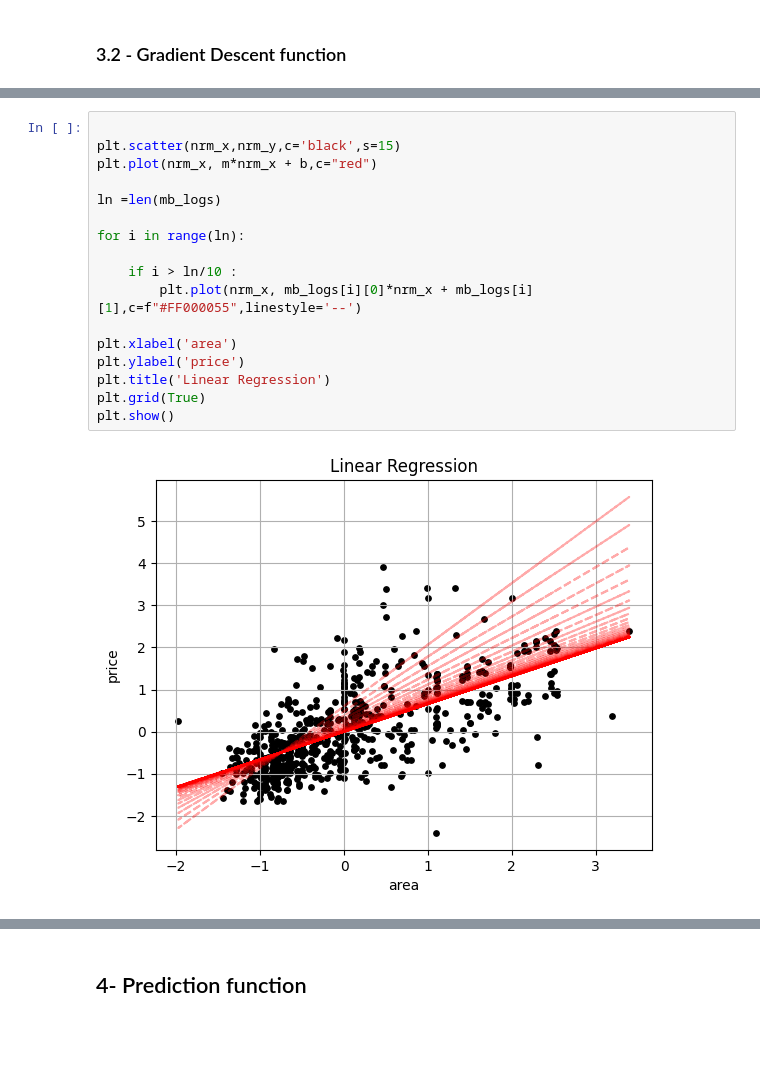
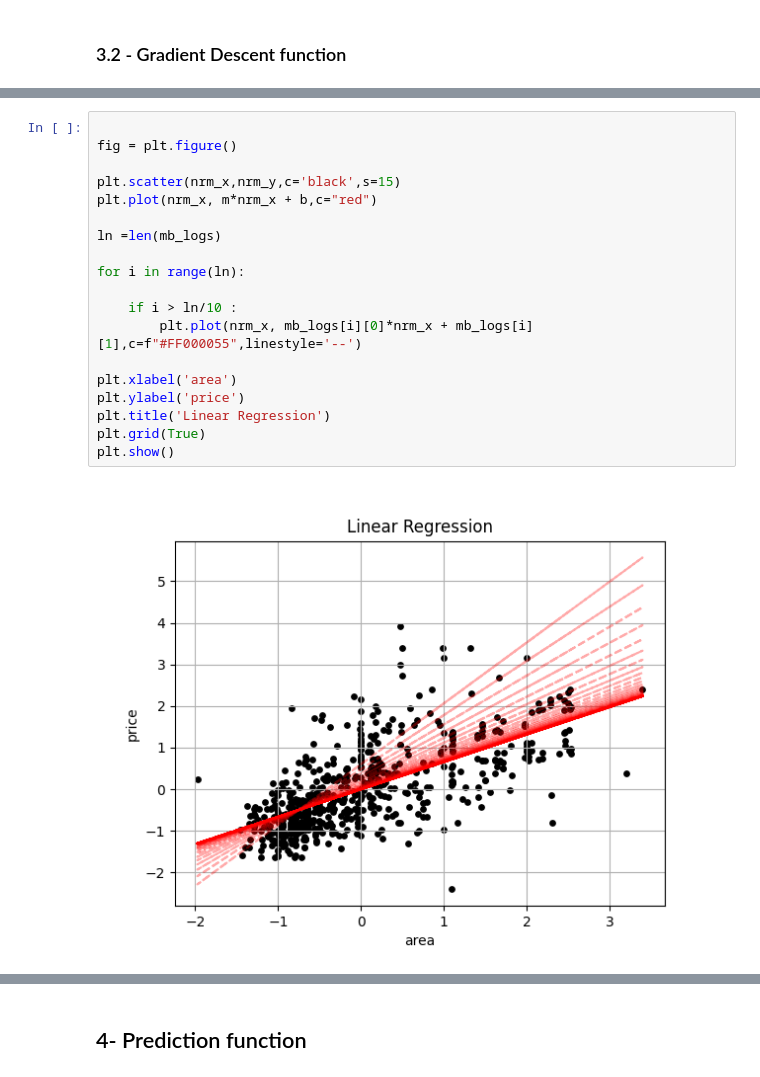
Before and after one commit to Ox03bb/Ai_Docs, a Jupyter notebook: core/Linear_Regression.ipynb, the cells around one changed output, grey strips where cells are left out. Cells and saved outputs as stored; diff of their text form; blank space fills up the shorter version.

```diff
--- a/core/Linear_Regression.ipynb
+++ b/core/Linear_Regression.ipynb
@@ -189,22 +194,24 @@ Original m: 457.67641225678557, Original b: 2417945.071037449
 # %%
+
+fig = plt.figure()
 
 plt.scatter(nrm_x,nrm_y,c='black',s=15)
 plt.plot(nrm_x, m*nrm_x + b,c="red")
 
 ln =len(mb_logs)
 
 for i in range(ln):
 
     if i > ln/10 :
         plt.plot(nrm_x, mb_logs[i][0]*nrm_x + mb_logs[i][1],c=f"#FF000055",linestyle='--')
 
 plt.xlabel('area')
 plt.ylabel('price')
 plt.title('Linear Regression')
 plt.grid(True)
 plt.show()
 # %% [output]
-[figure, old version]
+[figure, new version]
 # %%
 fig = plt.figure(figsize=(14, 6))
 fig.suptitle('Gredient Descent', fontsize=16)
```
Also changed, not shown: parts of 7 cells of this notebook, 2 other files.
